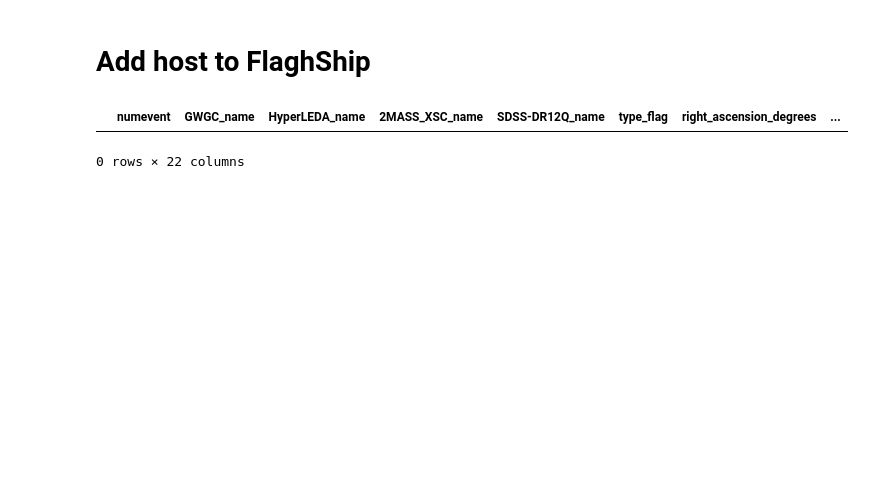
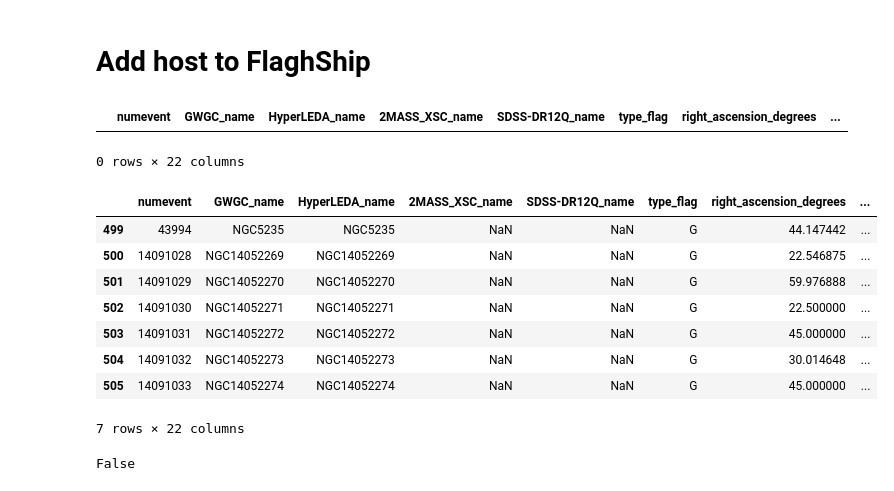
Before and after one commit to RCianca/DarkSirensStat, a Jupyter notebook: ProxyGenerator/GLADE-inator.ipynb, the cells around one changed output. Cells and saved outputs as stored; diff of their text form; code cells hidden in the pictures; blank space fills up the shorter version.

```diff
--- a/ProxyGenerator/GLADE-inator.ipynb
+++ b/ProxyGenerator/GLADE-inator.ipynb
@@ -596,2 +687,25 @@ hostedglade.to_csv('GLADE_flagship_500rand_twohost.txt', header=None, index=None
 # %%
 hostedglade.head()
+# %%
+check = pd.read_csv('GLADE_flagship_500rand_sixhost.txt', sep=" ", header=None, low_memory=False)
+colnames=['numevent','GWGC_name','HyperLEDA_name','2MASS_XSC_name','SDSS-DR12Q_name','type_flag','right_ascension_degrees',
+          'declination_degrees','dl','err_lum_dist','z','app_B_mag','err_app_B_mag','abs_B_mag','app_J_mag',
+          'err_app_J_mag','app_H_mag','err_app_H_mag','app_K_mag','err_app_K_mag','lum_dist_flag','pec_vel_correction'
+          ]
+check.columns=colnames
+#print(df[20])#pandas lavora al contrario ossia [colonna][riga]
+check.tail(7)
+# %% [output]
+|  | numevent | GWGC_name | HyperLEDA_name | 2MASS_XSC_name | SDSS-DR12Q_name | type_flag | right_ascension_degrees | ... |
+| 499 | 43994 | NGC5235 | NGC5235 | NaN | NaN | G | 44.147442 | ... |
+| 500 | 14091028 | NGC14052269 | NGC14052269 | NaN | NaN | G | 22.546875 | ... |
+| 501 | 14091029 | NGC14052270 | NGC14052270 | NaN | NaN | G | 59.976888 | ... |
+| 502 | 14091030 | NGC14052271 | NGC14052271 | NaN | NaN | G | 22.500000 | ... |
+| 503 | 14091031 | NGC14052272 | NGC14052272 | NaN | NaN | G | 45.000000 | ... |
+| 504 | 14091032 | NGC14052273 | NGC14052273 | NaN | NaN | G | 30.014648 | ... |
+| 505 | 14091033 | NGC14052274 | NGC14052274 | NaN | NaN | G | 45.000000 | ... |
+7 rows × 22 columns
+# %%
+myglade=myglade.query('1.4< right_ascension_degrees & right_ascension_degrees > 1.8')
+# %% [output]
+False
```
Also changed, not shown: parts of 21 cells of this notebook, 3 other files.
